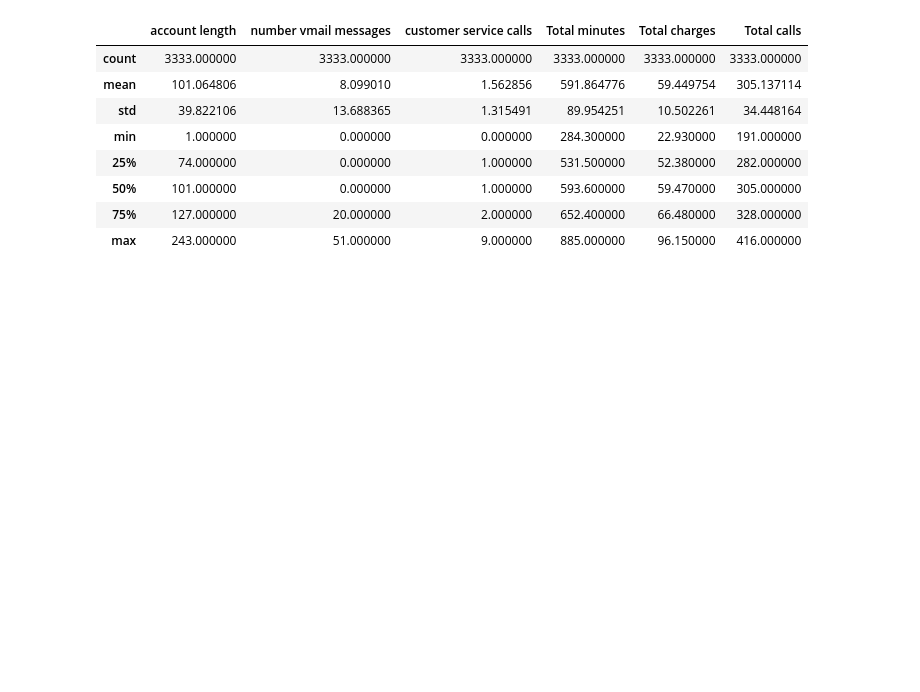
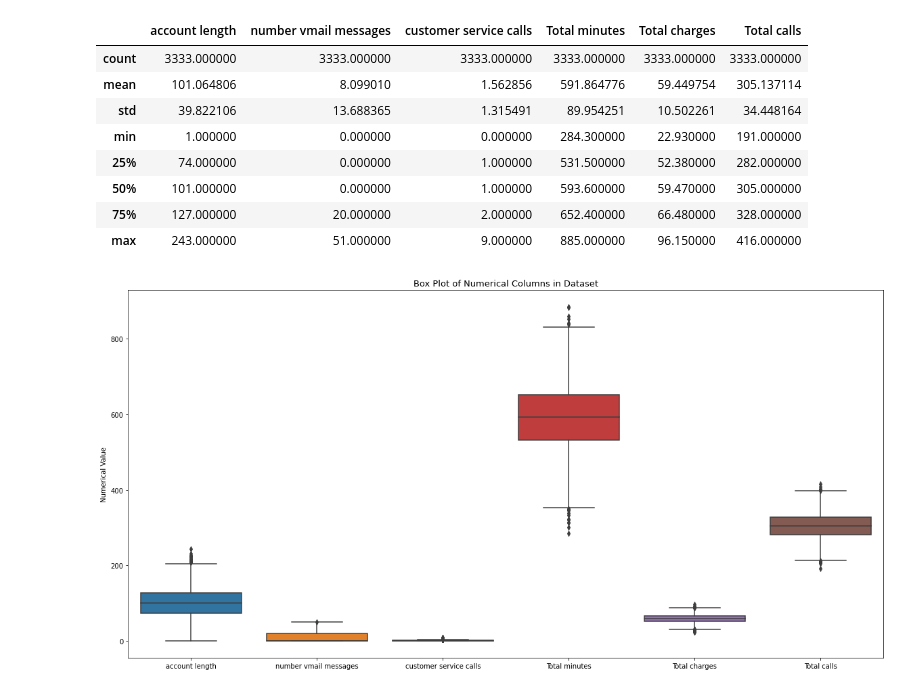
Before and after one commit to EdwinMbuthia/Phase-3-Project, a Jupyter notebook: index.ipynb, the cells around one changed output. Cells and saved outputs as stored; diff of their text form; code cells hidden in the pictures; blank space fills up the shorter version.

Commit message:
Checked for outliers within the numerical columns

```diff
--- a/index.ipynb
+++ b/index.ipynb
@@ -304,3 +339,13 @@ data[numerical].describe()
 | 50% | 101.000000 | 0.000000 | 1.000000 | 593.600000 | 59.470000 | 305.000000 |
 | 75% | 127.000000 | 20.000000 | 2.000000 | 652.400000 | 66.480000 | 328.000000 |
 | max | 243.000000 | 51.000000 | 9.000000 | 885.000000 | 96.150000 | 416.000000 |
+# %%
+numerical_col = ['account length','number vmail messages','customer service calls', 'Total minutes','Total charges','Total calls']
+plt.figure(figsize=(20, 10))
+sns.boxplot(data=[data[col] for col in numerical_col])
+plt.title("Box Plot of Numerical Columns in Dataset", fontsize=13)
+plt.ylabel("Numerical Value")
+plt.xticks(range(0,6), numerical_col)
+plt.show()
+# %% [output]
+[figure, added]
```
Also changed, not shown: parts of 13 cells of this notebook.
